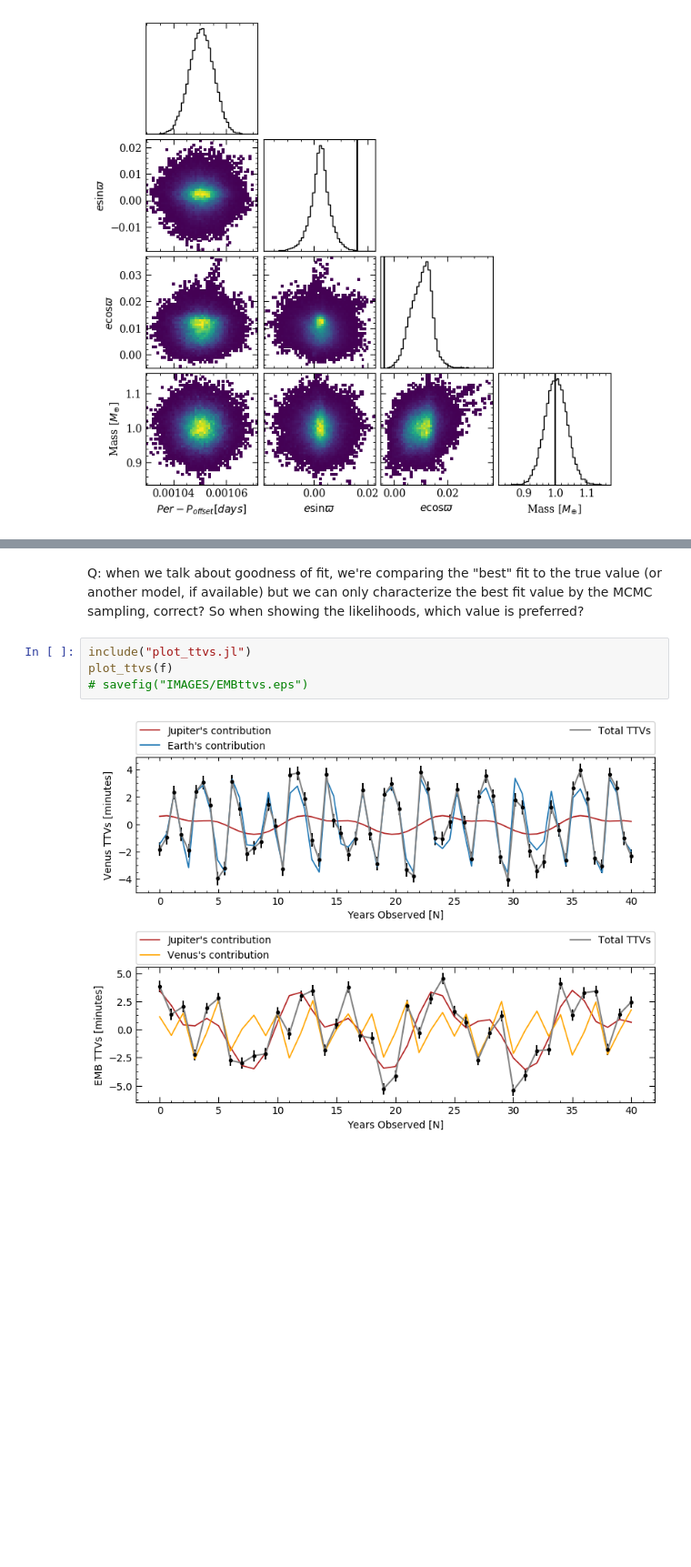
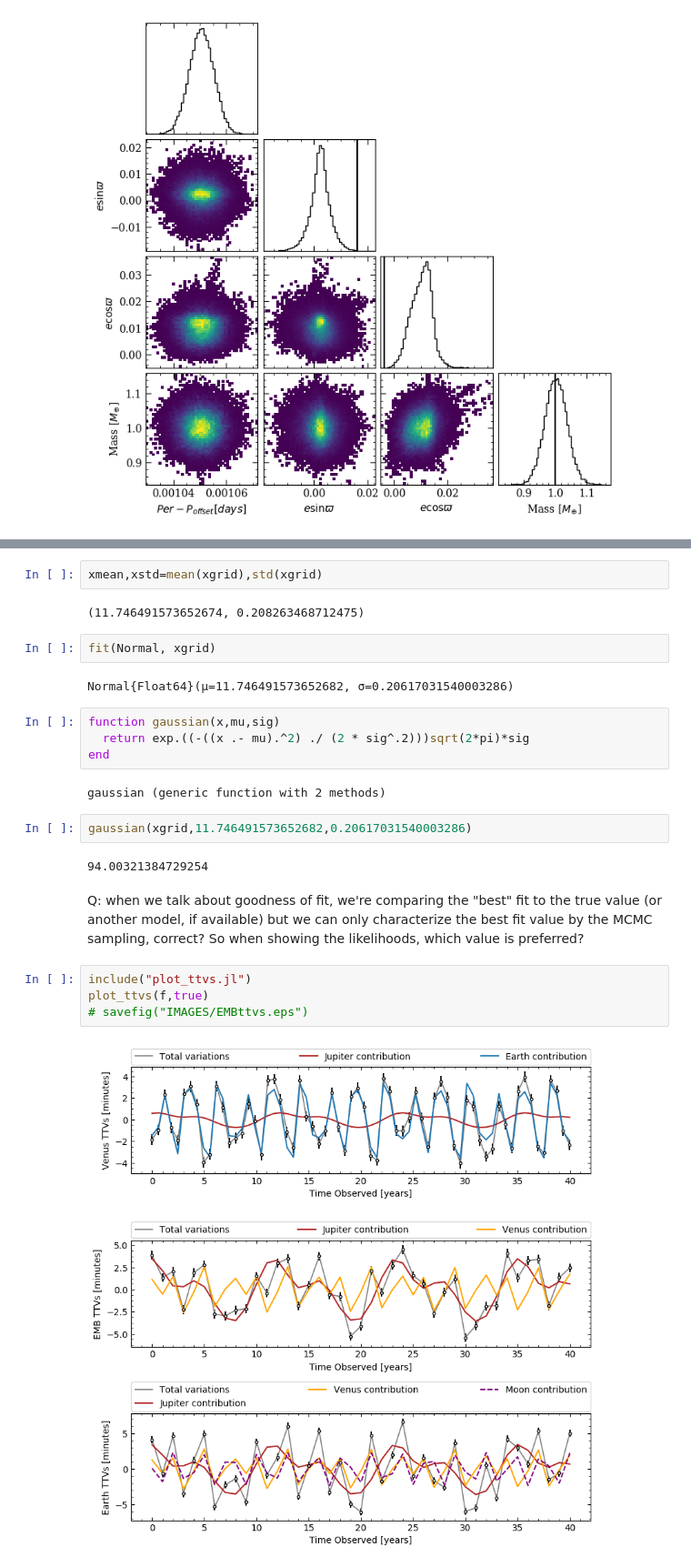
Before and after one commit to bmlindor/ttv_ss, a Jupyter notebook: plots.ipynb, the cells around one changed output, grey strips where cells are left out. Shown at 91% size. Saved outputs shown, nothing was run; the diff lists cells and outputs as text; blank space fills up the shorter version.

```diff
--- a/plots.ipynb
+++ b/plots.ipynb
@@ -197,10 +223,28 @@ f["param_p3"][:,end-9]
+# %%
+xmean,xstd=mean(xgrid),std(xgrid)
+# %% [output]
+(11.746491573652674, 0.208263468712475)
+# %%
+fit(Normal, xgrid)
+# %% [output]
+Normal{Float64}(μ=11.746491573652682, σ=0.20617031540003286)
+# %%
+function gaussian(x,mu,sig)
+  return exp.((-((x .- mu).^2) ./ (2 * sig^.2)))sqrt(2*pi)*sig
+end
+# %% [output]
+gaussian (generic function with 2 methods)
+# %%
+gaussian(xgrid,11.746491573652682,0.20617031540003286)
+# %% [output]
+94.00321384729254
 # %% [markdown]
 Q: when we talk about goodness of fit, we're comparing the "best" fit to the true value (or another model, if available) but we can only characterize the best fit value by the MCMC sampling, correct? So when showing the likelihoods, which value is preferred?
 # %%
 include("plot_ttvs.jl")
-plot_ttvs(f)
+plot_ttvs(f,true)
 # savefig("IMAGES/EMBttvs.eps")
 # %% [output]
-[figure, old version]
+[figure, new version]
 # %%
 include("plot_orbits.jl")
```
Also changed, not shown: parts of 13 cells of this notebook, 14 other files.
